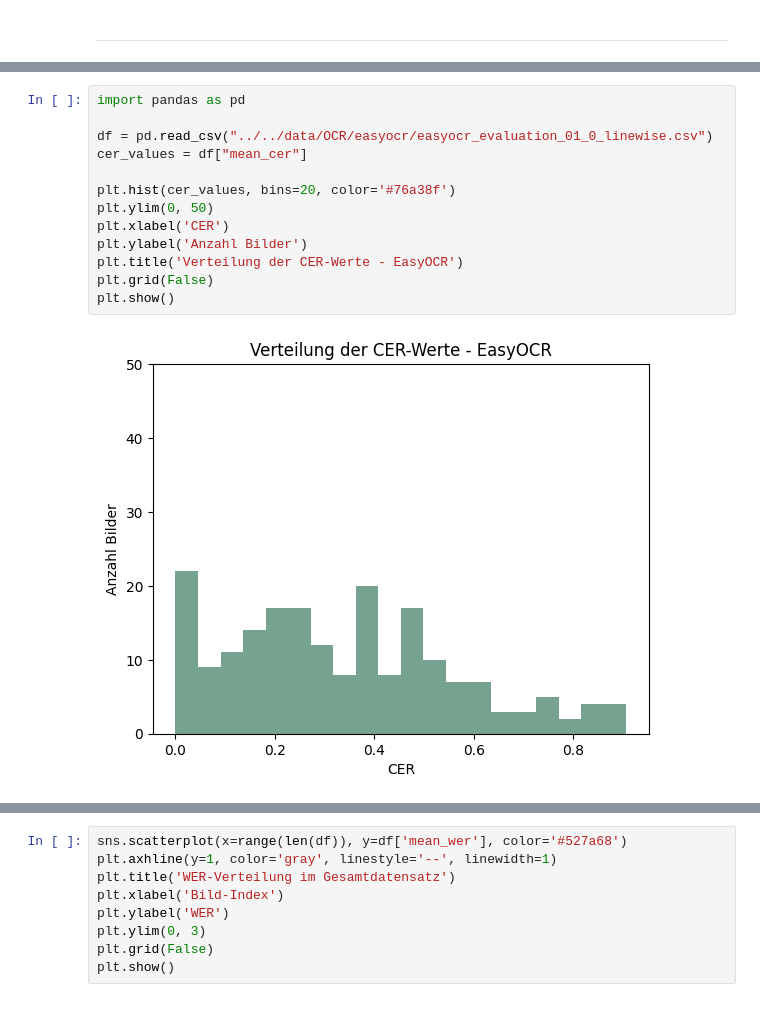
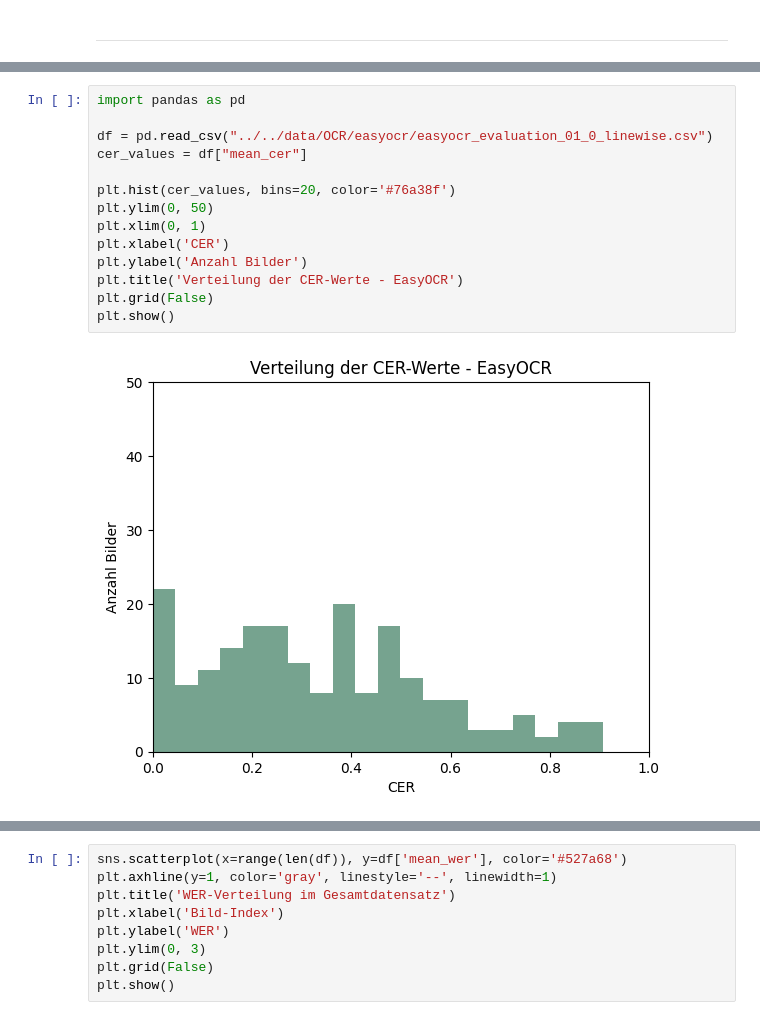
Before and after one commit to nicdriebe/ocr-ner-sharepic-evaluation, a Jupyter notebook: notebooks/ocr_easyOCR/01_0_easyocr_evaluation_linewise.ipynb, the cells around one changed output, grey strips where cells are left out. Saved outputs shown, nothing was run; the diff lists cells and outputs as text.

```diff
--- a/notebooks/ocr_easyOCR/01_0_easyocr_evaluation_linewise.ipynb
+++ b/notebooks/ocr_easyOCR/01_0_easyocr_evaluation_linewise.ipynb
@@ -423,18 +424,19 @@ plt.show()
 # %%
 import pandas as pd
 
 df = pd.read_csv("../../data/OCR/easyocr/easyocr_evaluation_01_0_linewise.csv")
 cer_values = df["mean_cer"]
 
 plt.hist(cer_values, bins=20, color='#76a38f')
 plt.ylim(0, 50)
+plt.xlim(0, 1)
 plt.xlabel('CER')
 plt.ylabel('Anzahl Bilder')
 plt.title('Verteilung der CER-Werte - EasyOCR')
 plt.grid(False)
 plt.show()
 # %% [output]
-[figure, old version]
+[figure, new version]
 # %%
 import pandas as pd
 import seaborn as sns
```
Also changed, not shown: parts of 4 cells of this notebook, 7 other files.
